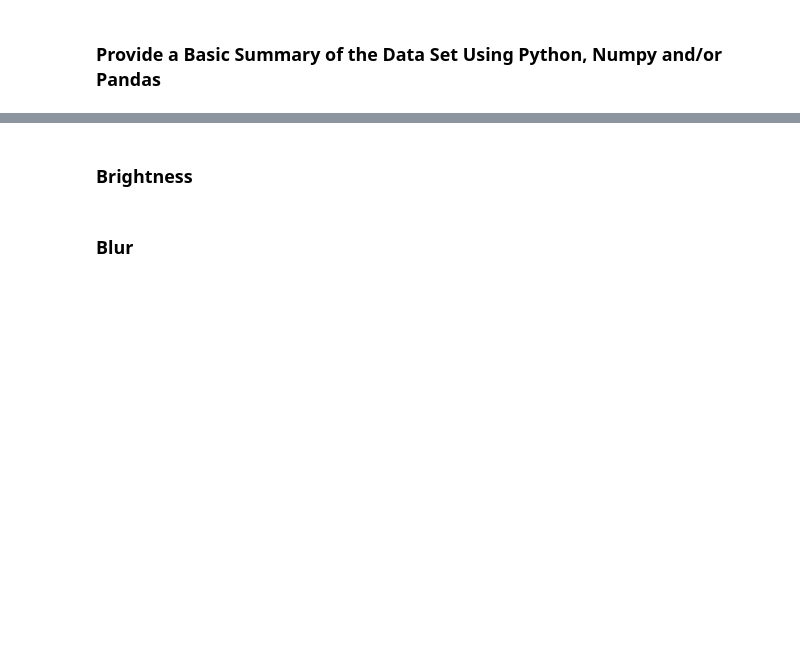
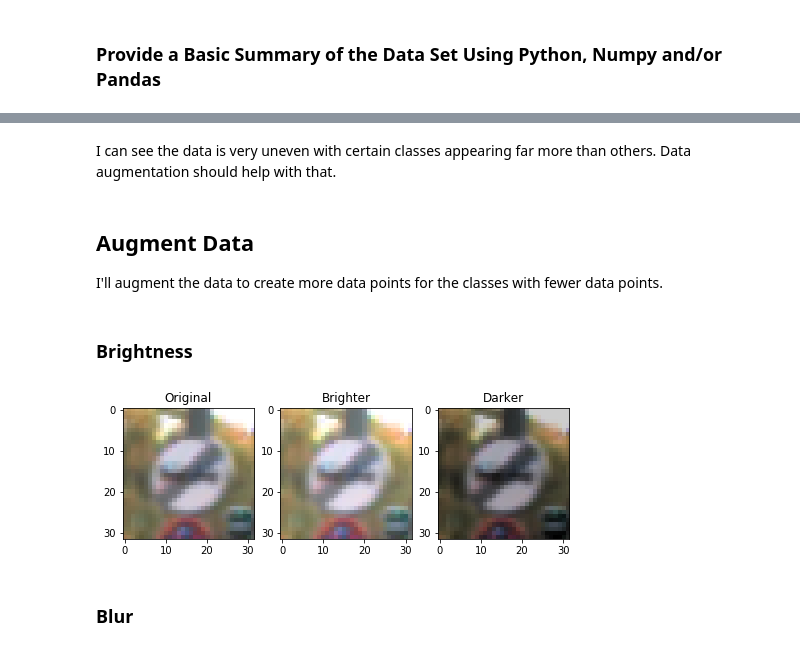
Before and after one commit to lauryndbrown/TrafficSignClassifier, a Jupyter notebook: src/Traffic_Sign_Classifier.ipynb, the cells around one changed output, grey strips where cells are left out. Saved outputs shown, nothing was run; the diff lists cells and outputs as text; code cells hidden in the pictures; blank space fills up the shorter version.

```diff
--- a/src/Traffic_Sign_Classifier.ipynb
+++ b/src/Traffic_Sign_Classifier.ipynb
@@ -145,0 +143,5 @@ img = X_train[100].copy()
+# %% [markdown]
+I can see the data is very uneven with certain classes appearing far more than others. Data augmentation should help with that.
+# %% [markdown]
+## Augment Data
+I'll augment the data to create more data points for the classes with fewer data points.
@@ -146,10 +151,12 @@ img = X_train[100].copy()
 # %% [markdown]
 ### Brightness
 # %%
-brighter_image = augmenter.brightness(img, value=50, increase=True)
+brighter_image = augmenter.brightness(img, value=20, increase=True)
 darker_image = augmenter.brightness(img, value=50, increase=False)
 #augmenter.show_image_changes(img, new_image, effect='Brightness')
 augmenter.show_multiple_image_changes(3, 1, [img, brighter_image, darker_image], ['Original', 'Brighter', 'Darker'])
+# %% [output]
+[figure, added]
 # %% [markdown]
 ### Blur
 # %%
```
Also changed, not shown: parts of 31 cells of this notebook, 2 other files.
